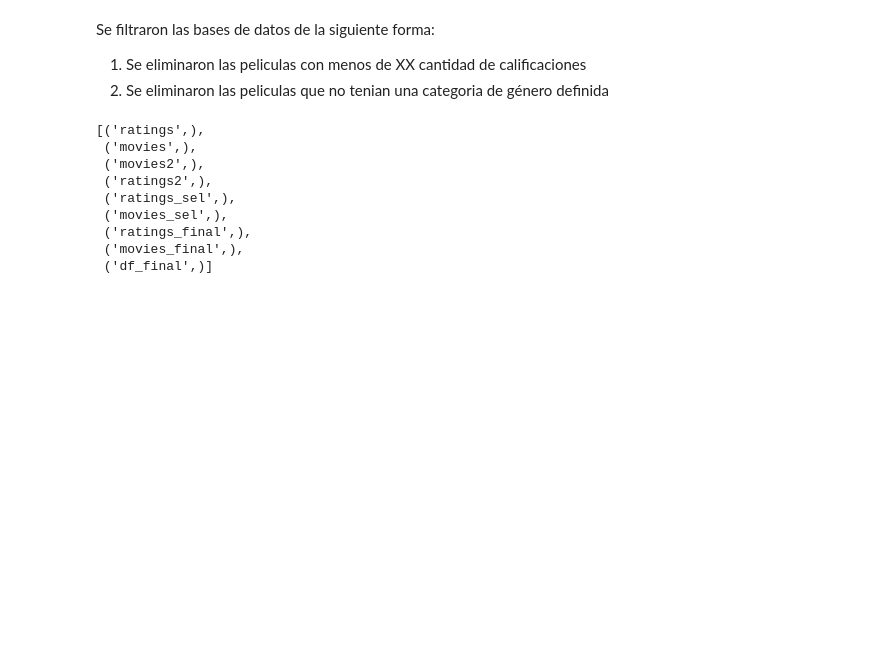
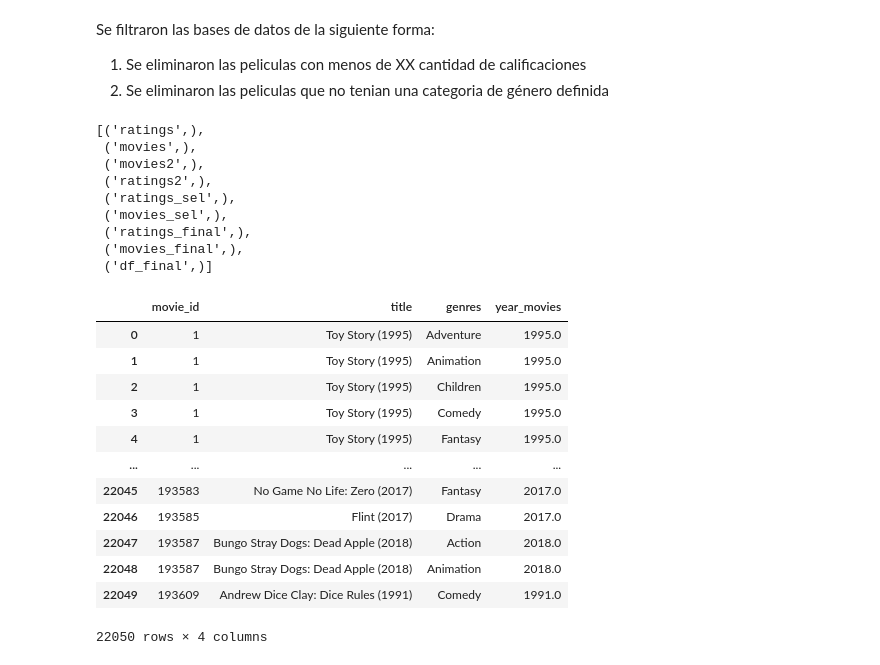
Before and after one commit to josedavidm12/sistemas_recomendacion, a Jupyter notebook: b_exploración_limpieza.ipynb, the cells around one changed output. Drawn from its saved outputs; the diff is of its cells as text; code cells hidden in the pictures; blank space fills up the shorter version.

```diff
--- a/b_exploración_limpieza.ipynb
+++ b/b_exploración_limpieza.ipynb
@@ -615,3 +613,21 @@ cur.fetchall()
  ('ratings_final',),
  ('movies_final',),
  ('df_final',)]
+# %%
+# Cargar en variable la tabla de movies final
+df_movies_final=pd.read_sql("SELECT * from movies_final",conn)
+df_movies_final
+# %% [output]
+|  | movie_id | title | genres | year_movies |
+| 0 | 1 | Toy Story (1995) | Adventure | 1995.0 |
+| 1 | 1 | Toy Story (1995) | Animation | 1995.0 |
+| 2 | 1 | Toy Story (1995) | Children | 1995.0 |
+| 3 | 1 | Toy Story (1995) | Comedy | 1995.0 |
+| 4 | 1 | Toy Story (1995) | Fantasy | 1995.0 |
+| ... | ... | ... | ... | ... |
+| 22045 | 193583 | No Game No Life: Zero (2017) | Fantasy | 2017.0 |
+| 22046 | 193585 | Flint (2017) | Drama | 2017.0 |
+| 22047 | 193587 | Bungo Stray Dogs: Dead Apple (2018) | Action | 2018.0 |
+| 22048 | 193587 | Bungo Stray Dogs: Dead Apple (2018) | Animation | 2018.0 |
+| 22049 | 193609 | Andrew Dice Clay: Dice Rules (1991) | Comedy | 1991.0 |
+22050 rows × 4 columns
```
Also changed, not shown: parts of 10 cells of this notebook, 3 other files.
